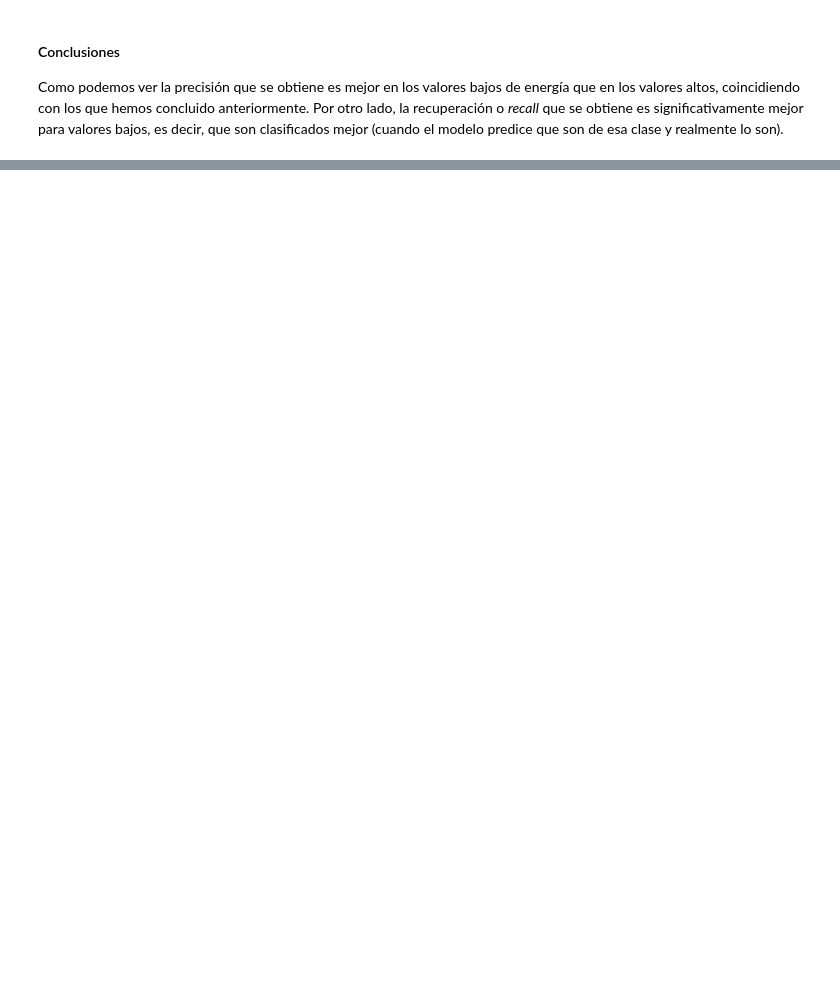
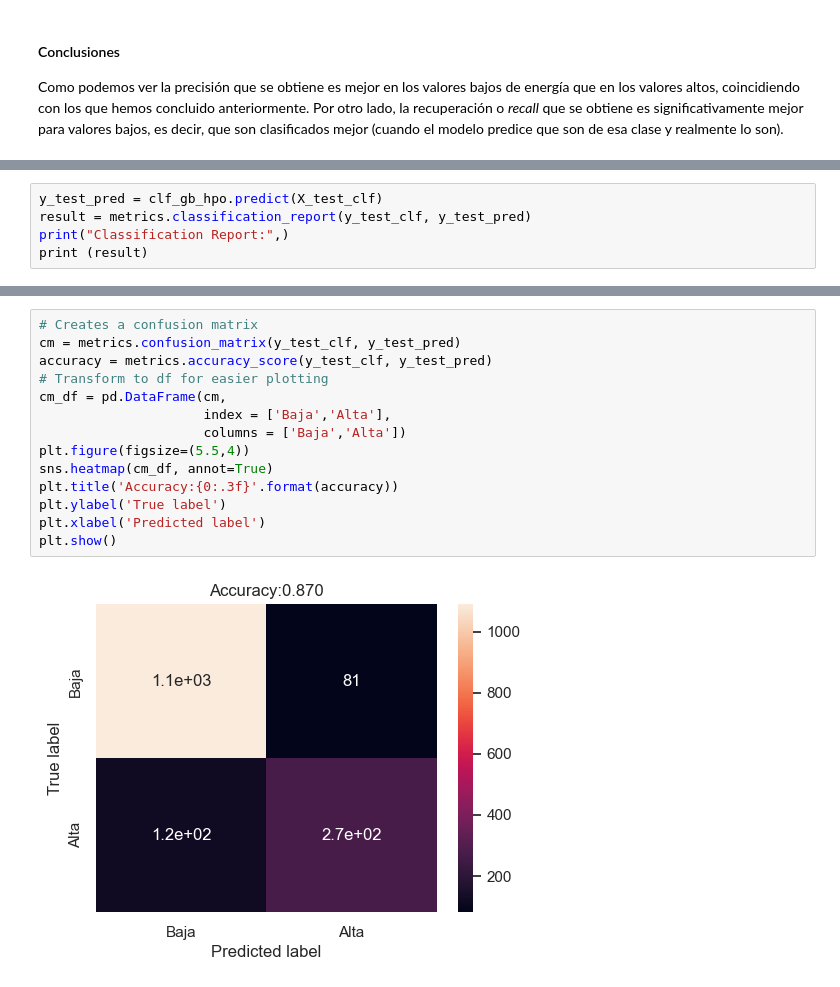
Before and after one commit to celiiaaa/Energy_Prediction_System, a Jupyter notebook: main.ipynb, the cells around one changed output, grey strips where cells are left out. Saved outputs shown, nothing was run; the diff lists cells and outputs as text; blank space fills up the shorter version.

```diff
--- a/main.ipynb
+++ b/main.ipynb
@@ -1678,0 +1789,5 @@ Name: count, dtype: int64
+# %%
+y_test_pred = clf_gb_hpo.predict(X_test_clf)
+result = metrics.classification_report(y_test_clf, y_test_pred)
+print("Classification Report:",)
+print (result)
@@ -1678,0 +1804,16 @@ Name: count, dtype: int64
+# %%
+# Creates a confusion matrix
+cm = metrics.confusion_matrix(y_test_clf, y_test_pred)
+accuracy = metrics.accuracy_score(y_test_clf, y_test_pred)
+# Transform to df for easier plotting
+cm_df = pd.DataFrame(cm,
+                     index = ['Baja','Alta'],
+                     columns = ['Baja','Alta'])
+plt.figure(figsize=(5.5,4))
+sns.heatmap(cm_df, annot=True)
+plt.title('Accuracy:{0:.3f}'.format(accuracy))
+plt.ylabel('True label')
+plt.xlabel('Predicted label')
+plt.show()
+# %% [output]
+[figure, added]
```
Also changed, not shown: parts of 45 cells of this notebook, 2 other files.
